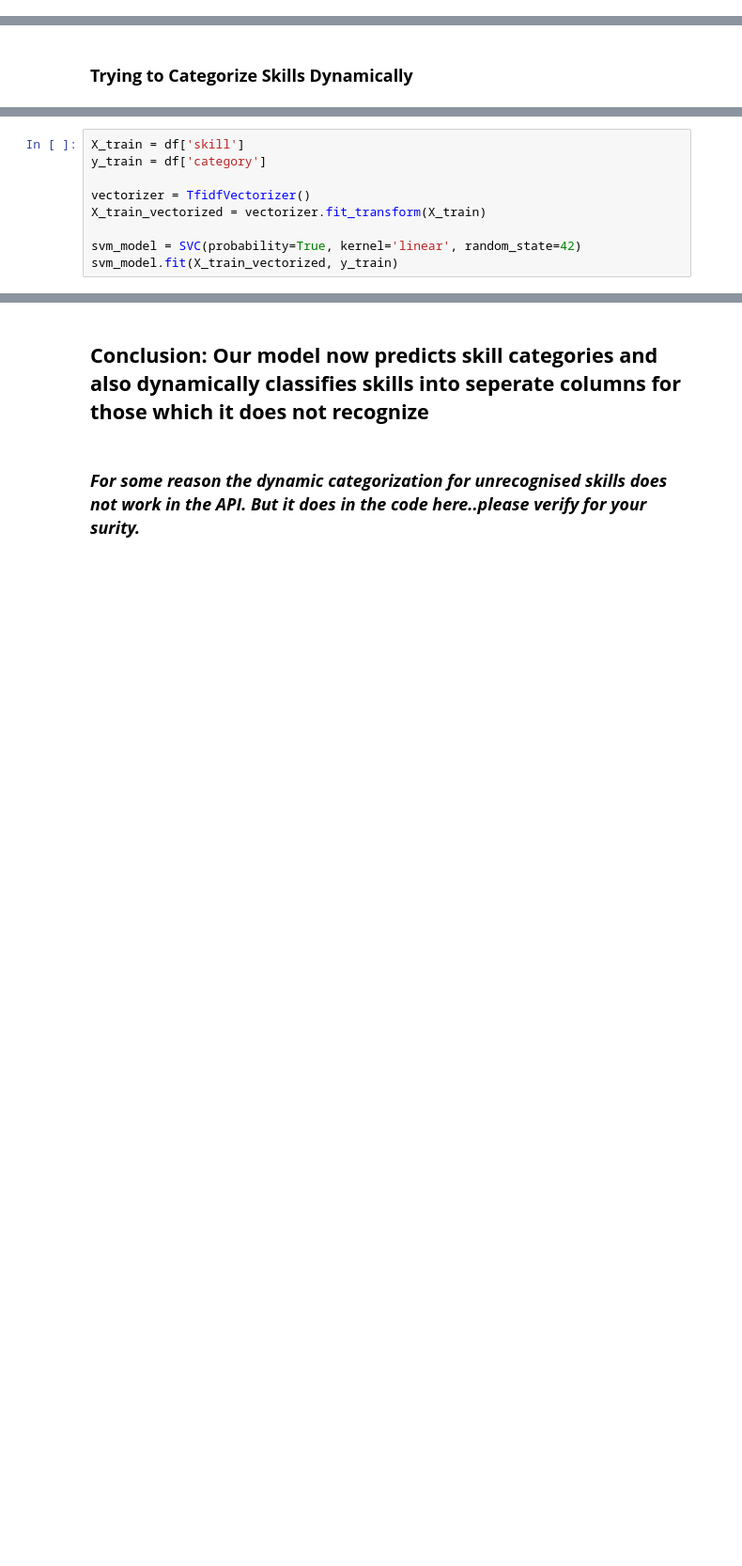
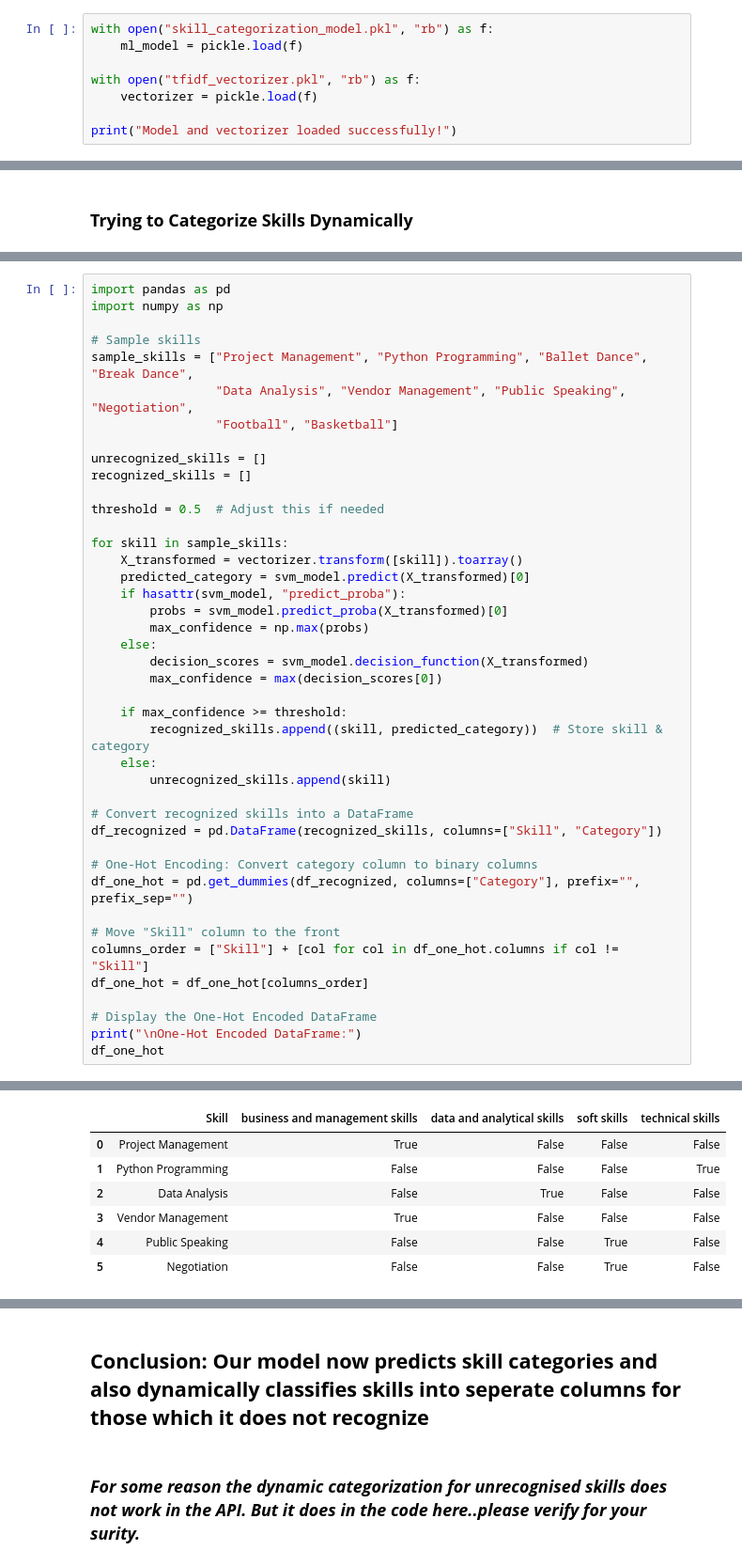
Before and after one commit to ac-26/skill-categorization, a Jupyter notebook: skill_categorization.ipynb, the cells around one changed output, grey strips where cells are left out. Shown at 94% size. Saved outputs shown, nothing was run; the diff lists cells and outputs as text; blank space fills up the shorter version.

```diff
--- a/skill_categorization.ipynb
+++ b/skill_categorization.ipynb
@@ -555,0 +634,8 @@ plt.show()
+# %%
+with open("skill_categorization_model.pkl", "rb") as f:
+    ml_model = pickle.load(f)
+
+with open("tfidf_vectorizer.pkl", "rb") as f:
+    vectorizer = pickle.load(f)
+
+print("Model and vectorizer loaded successfully!")
@@ -562,9 +678,0 @@ skills = df['skill'].unique()
-# %%
-X_train = df['skill']
-y_train = df['category']
-
-vectorizer = TfidfVectorizer()
-X_train_vectorized = vectorizer.fit_transform(X_train)
-
-svm_model = SVC(probability=True, kernel='linear', random_state=42)
-svm_model.fit(X_train_vectorized, y_train)
@@ -687,0 +684,43 @@ files.download("vectorizer.pkl")
+# %%
+import pandas as pd
+import numpy as np
+
+# Sample skills
+sample_skills = ["Project Management", "Python Programming", "Ballet Dance", "Break Dance",
+                 "Data Analysis", "Vendor Management", "Public Speaking", "Negotiation",
+                 "Football", "Basketball"]
+
+unrecognized_skills = []
+recognized_skills = []
+
+threshold = 0.5  # Adjust this if needed
+
+for skill in sample_skills:
+    X_transformed = vectorizer.transform([skill]).toarray()
+    predicted_category = svm_model.predict(X_transformed)[0]
+    if hasattr(svm_model, "predict_proba"):
+        probs = svm_model.predict_proba(X_transformed)[0]
+        max_confidence = np.max(probs)
+    else:
+        decision_scores = svm_model.decision_function(X_transformed)
+        max_confidence = max(decision_scores[0])
+
+    if max_confidence >= threshold:
+        recognized_skills.append((skill, predicted_category))  # Store skill & category
+    else:
+        unrecognized_skills.append(skill)
+
+# Convert recognized skills into a DataFrame
+df_recognized = pd.DataFrame(recognized_skills, columns=["Skill", "Category"])
+
+# One-Hot Encoding: Convert category column to binary columns
+df_one_hot = pd.get_dummies(df_recognized, columns=["Category"], prefix="", prefix_sep="")
+
+# Move "Skill" column to the front
+columns_order = ["Skill"] + [col for col in df_one_hot.columns if col != "Skill"]
+df_one_hot = df_one_hot[columns_order]
+
+# Display the One-Hot Encoded DataFrame
+print("\nOne-Hot Encoded DataFrame:")
+df_one_hot
+# %% [output]
@@ -687,0 +728,7 @@ files.download("vectorizer.pkl")
+|  | Skill | business and management skills | data and analytical skills | soft skills | technical skills |
+| 0 | Project Management | True | False | False | False |
+| 1 | Python Programming | False | False | False | True |
+| 2 | Data Analysis | False | True | False | False |
+| 3 | Vendor Management | True | False | False | False |
+| 4 | Public Speaking | False | False | True | False |
+| 5 | Negotiation | False | False | True | False |
```
Also changed, not shown: parts of 41 cells of this notebook.
